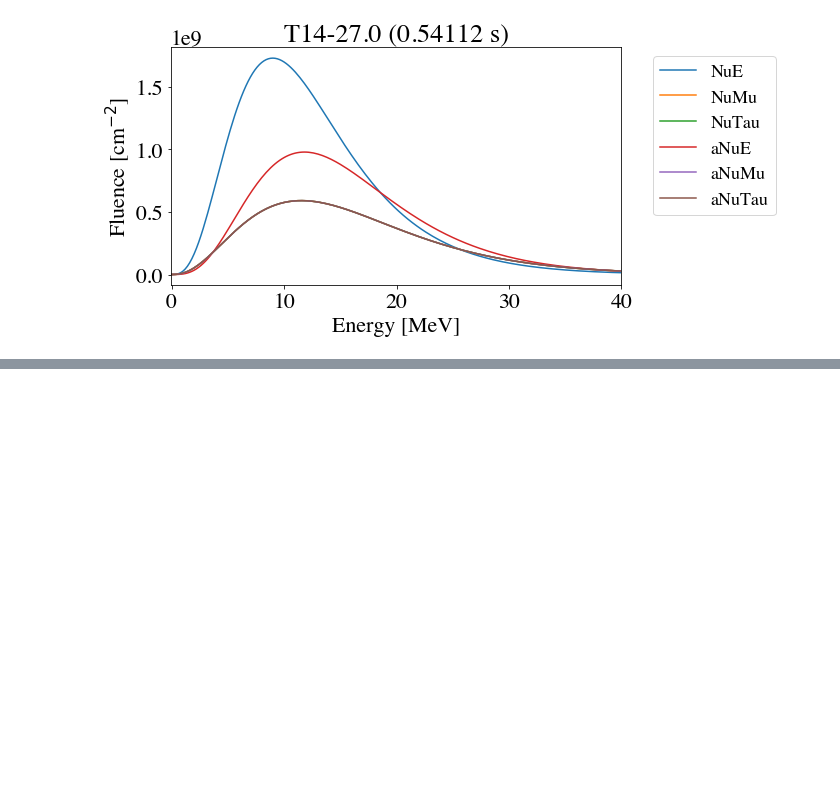
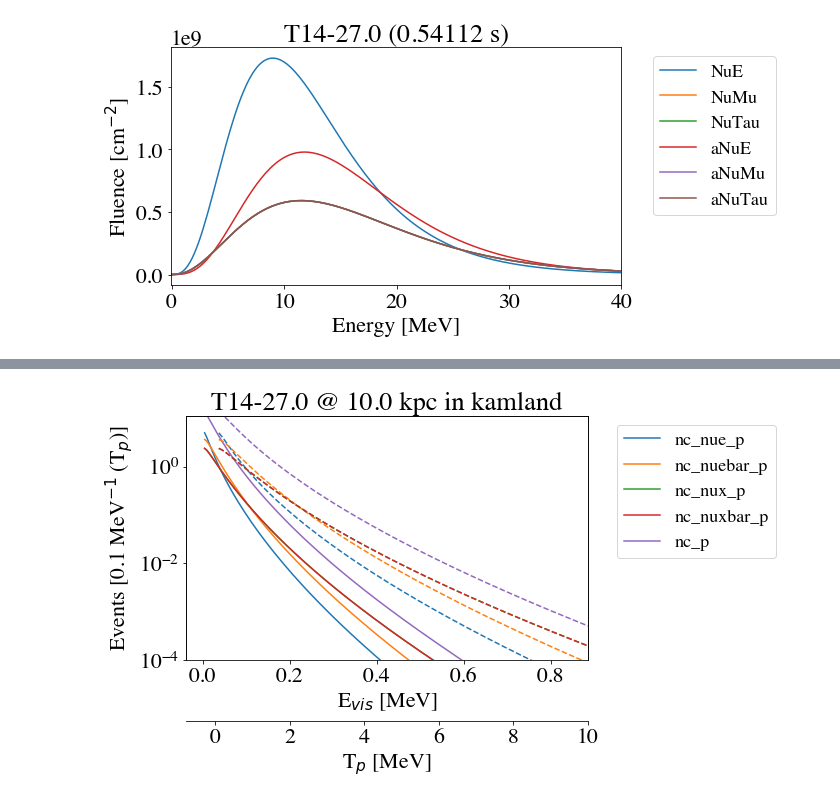
Before and after one commit to joesmolsky/sspike, a Jupyter notebook: notebooks/Tamborra_2014.ipynb, the cells around one changed output, grey strips where cells are left out. Cells and saved outputs as stored; diff of their text form; code cells hidden in the pictures; blank space fills up the shorter version.

Commit message:
add random events to notebooks

```diff
--- a/notebooks/Tamborra_2014.ipynb
+++ b/notebooks/Tamborra_2014.ipynb
@@ -29,5 +29,8 @@ beer.plot_snowglobes_events(sn, detector, with_unsmeared=False)
 # %%
-# beer.plot_sspike_events(sn, detector)
+sspike_events = pnut.sspike_events(sn, detector)
+beer.plot_sspike_events(sn, detector)
+# %% [output]
+[figure, added]
 # %%
 beer.bar_totals(sn, detector)
 # %%
```
Also changed, not shown: parts of 7 cells of this notebook, 1 other file.
